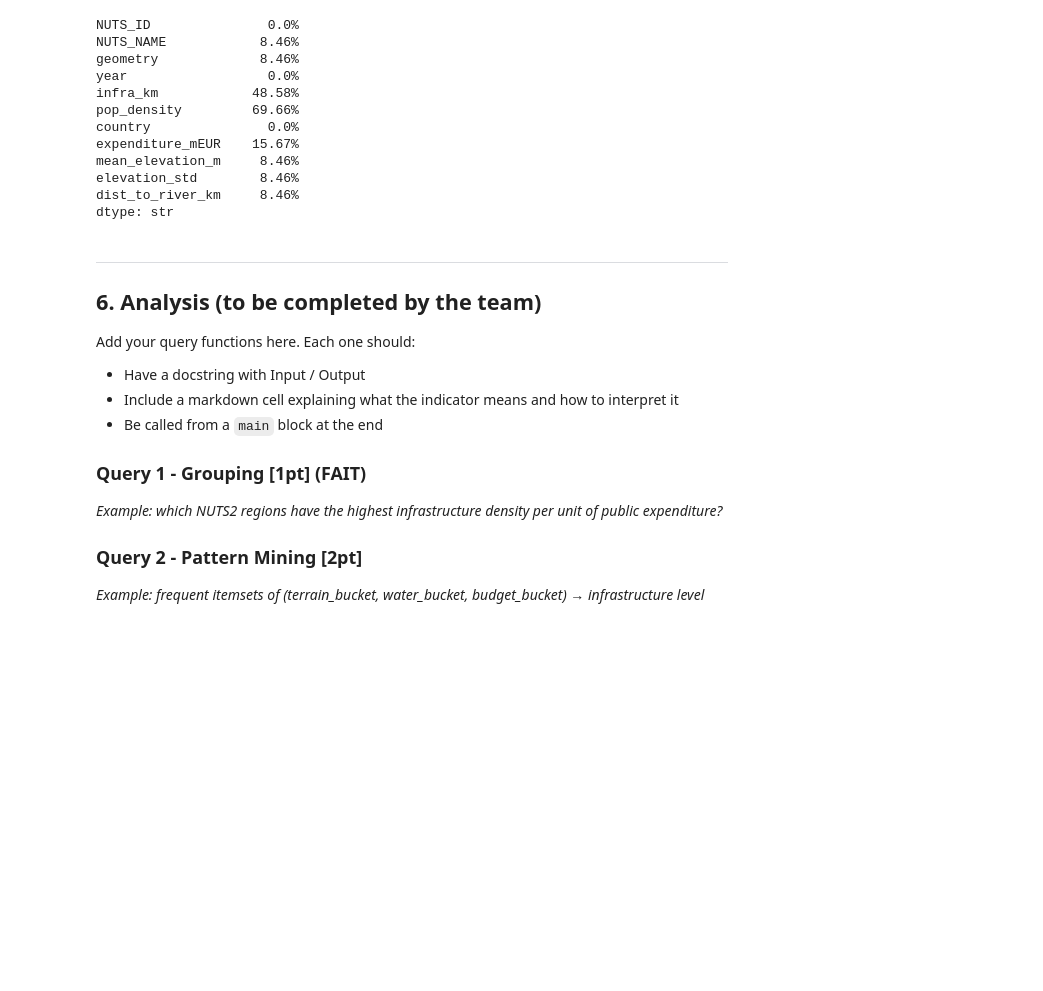
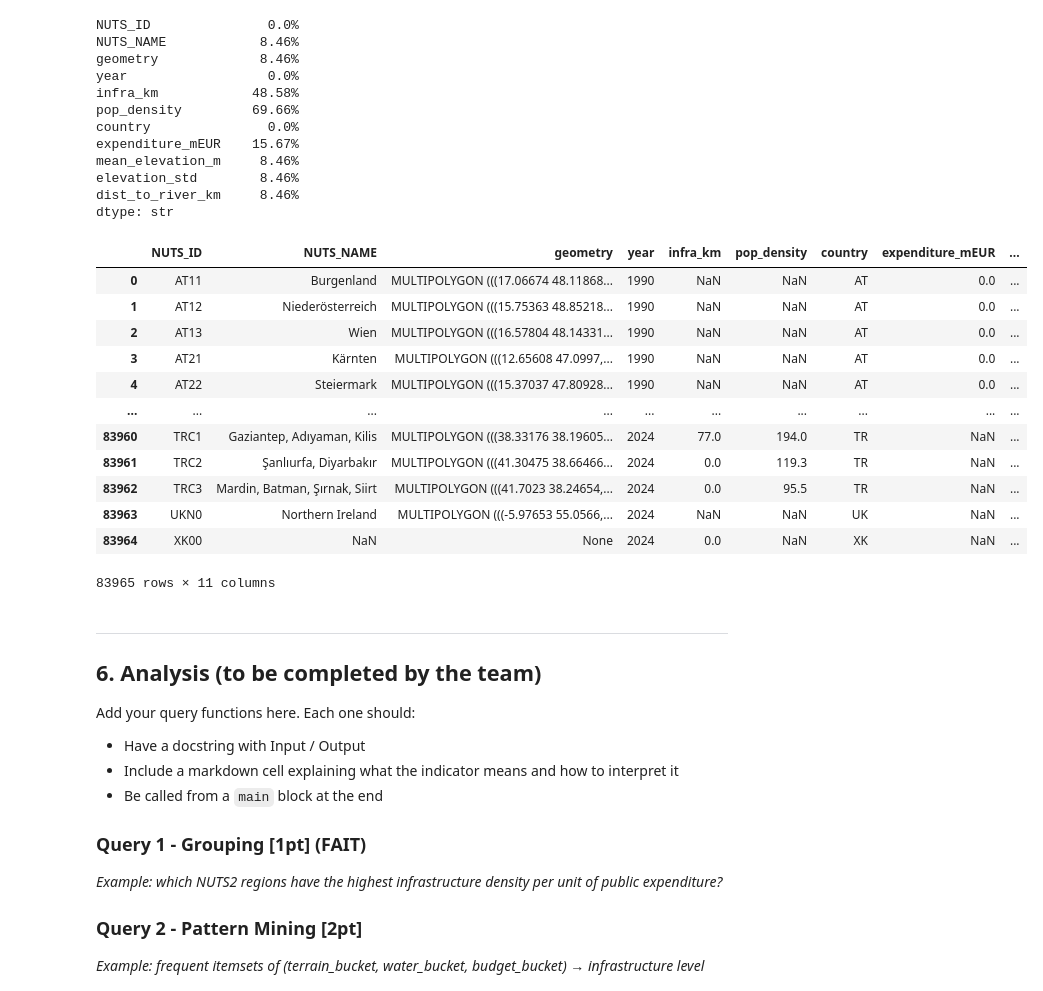
Before and after one commit to mothland/data-analysis-esilv-project, a Jupyter notebook: notebook_skeleton.ipynb, the cells around one changed output. Cells and saved outputs as stored; diff of their text form; code cells hidden in the pictures; blank space fills up the shorter version.

```diff
--- a/notebook_skeleton.ipynb
+++ b/notebook_skeleton.ipynb
@@ -687,6 +682,22 @@ mean_elevation_m     8.46%
 elevation_std        8.46%
 dist_to_river_km     8.46%
 dtype: str
+# %%
+master
+# %% [output]
+|  | NUTS_ID | NUTS_NAME | geometry | year | infra_km | pop_density | country | expenditure_mEUR | ... |
+| 0 | AT11 | Burgenland | MULTIPOLYGON (((17.06674 48.11868... | 1990 | NaN | NaN | AT | 0.0 | ... |
+| 1 | AT12 | Niederösterreich | MULTIPOLYGON (((15.75363 48.85218... | 1990 | NaN | NaN | AT | 0.0 | ... |
+| 2 | AT13 | Wien | MULTIPOLYGON (((16.57804 48.14331... | 1990 | NaN | NaN | AT | 0.0 | ... |
+| 3 | AT21 | Kärnten | MULTIPOLYGON (((12.65608 47.0997,... | 1990 | NaN | NaN | AT | 0.0 | ... |
+| 4 | AT22 | Steiermark | MULTIPOLYGON (((15.37037 47.80928... | 1990 | NaN | NaN | AT | 0.0 | ... |
+| ... | ... | ... | ... | ... | ... | ... | ... | ... | ... |
+| 83960 | TRC1 | Gaziantep, Adıyaman, Kilis | MULTIPOLYGON (((38.33176 38.19605... | 2024 | 77.0 | 194.0 | TR | NaN | ... |
+| 83961 | TRC2 | Şanlıurfa, Diyarbakır | MULTIPOLYGON (((41.30475 38.66466... | 2024 | 0.0 | 119.3 | TR | NaN | ... |
+| 83962 | TRC3 | Mardin, Batman, Şırnak, Siirt | MULTIPOLYGON (((41.7023 38.24654,... | 2024 | 0.0 | 95.5 | TR | NaN | ... |
+| 83963 | UKN0 | Northern Ireland | MULTIPOLYGON (((-5.97653 55.0566,... | 2024 | NaN | NaN | UK | NaN | ... |
+| 83964 | XK00 | NaN | None | 2024 | 0.0 | NaN | XK | NaN | ... |
+83965 rows × 11 columns
 # %% [markdown]
 ---
 
```
Also changed, not shown: parts of 5 cells of this notebook, 1 other file.
